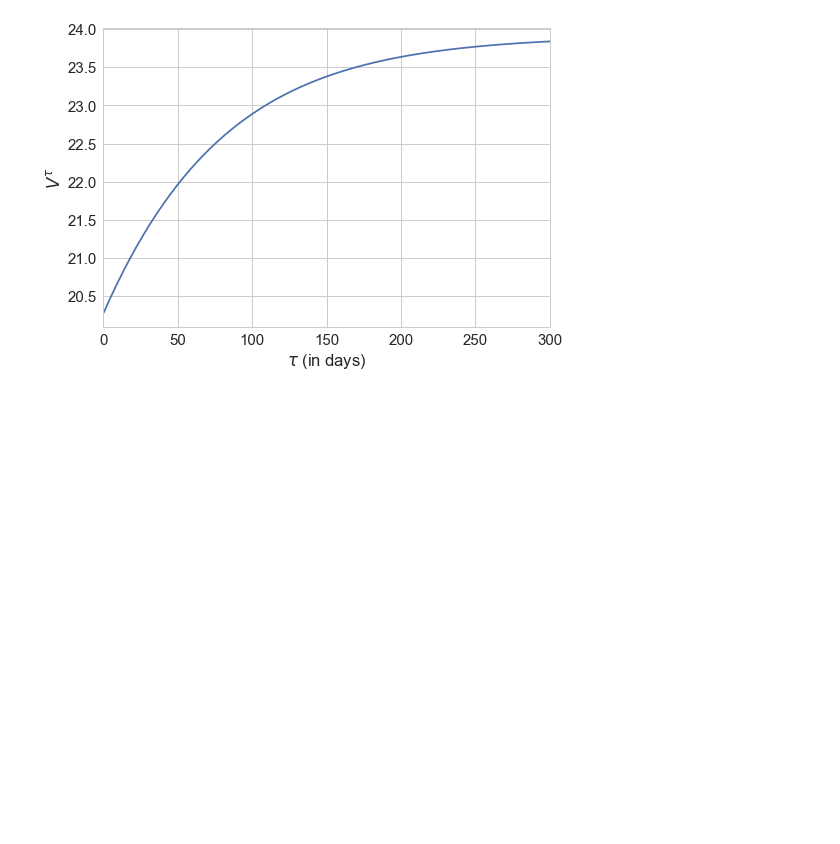
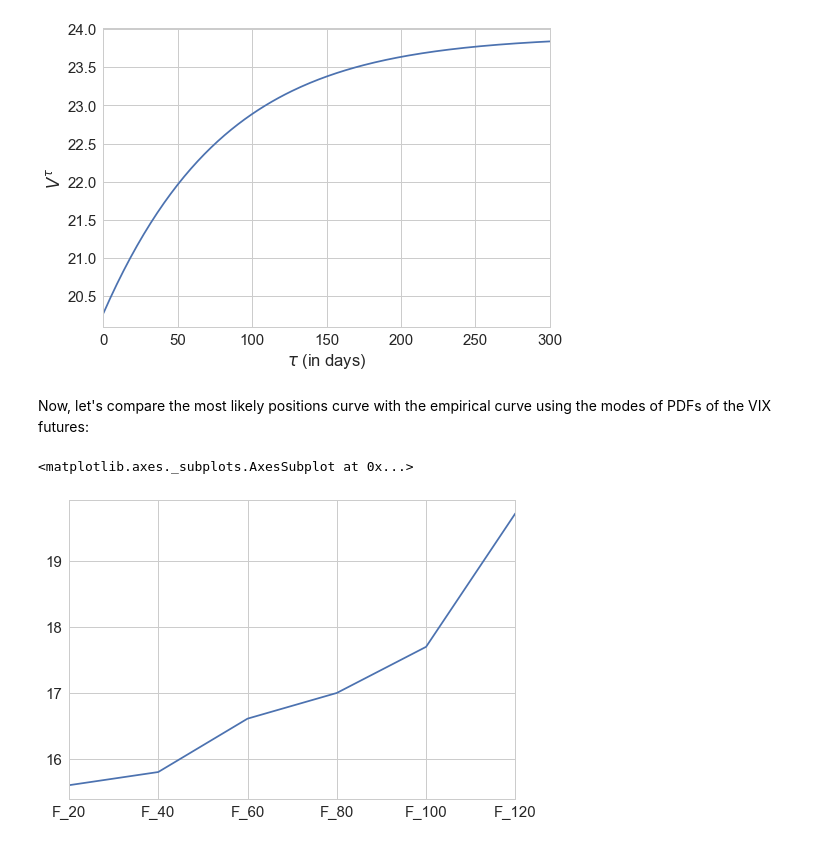
Before and after one commit to canelbiryol/Risk_Portfolio_Management, a Jupyter notebook: Homework3/Homework3.ipynb, the cells around one changed output. Cells and saved outputs as stored; diff of their text form; code cells hidden in the pictures; blank space fills up the shorter version.

```diff
--- a/Homework3/Homework3.ipynb
+++ b/Homework3/Homework3.ipynb
@@ -366,3 +366,11 @@ plt.xlim((0,300))
 plt.show()
 # %% [output]
 [figure]
+# %% [markdown]
+Now, let's compare the most likely positions curve with the empirical curve using the modes of PDFs of the VIX futures:
+# %%
+mode = df_vix_vx_fixed.mode()
+mode.iloc[0,0:6].plot()
+# %% [output]
+<matplotlib.axes._subplots.AxesSubplot at 0x...>
+[figure, added]
```
Also changed, not shown: parts of 7 cells of this notebook.
